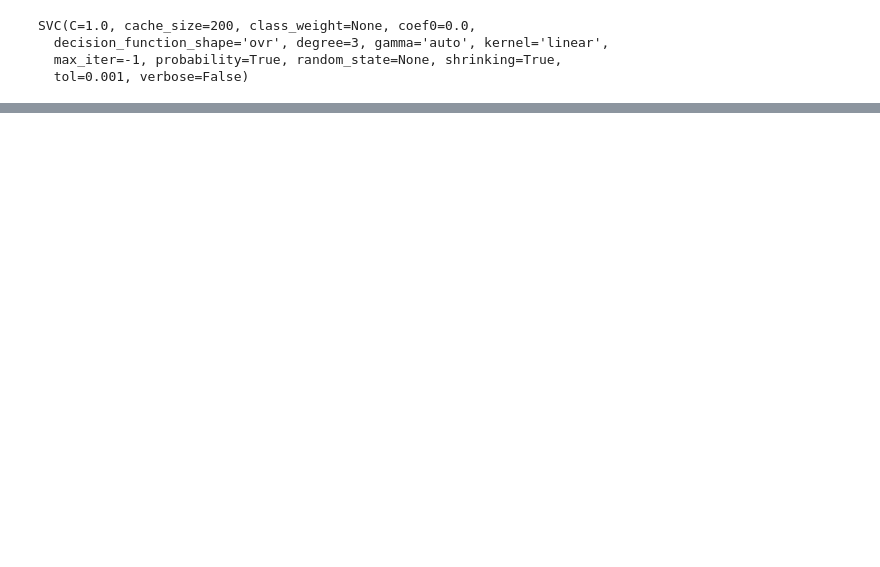
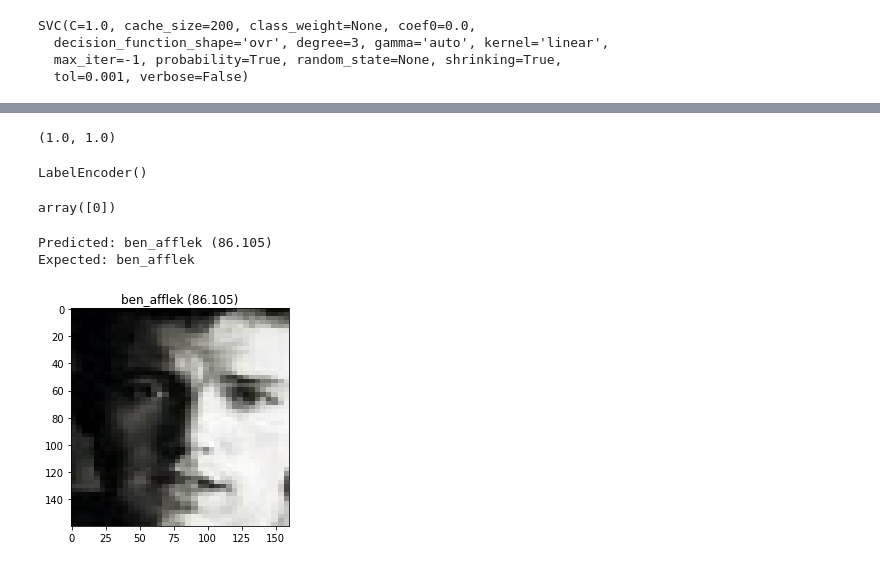
Before and after one commit to aryoerlangga/face_recognition_facenet, a Jupyter notebook: facenet_keras_demo_1.ipynb, the cells around one changed output, grey strips where cells are left out. Saved outputs shown, nothing was run; the diff lists cells and outputs as text; code cells hidden in the pictures; blank space fills up the shorter version.

Commit message:
build train and predict script

```diff
--- a/facenet_keras_demo_1.ipynb
+++ b/facenet_keras_demo_1.ipynb
@@ -131,7 +135,7 @@ X_test = X_test_new.copy()
 # %%
 in_encoder = Normalizer(norm='l2')
-X_train = in_encoder.transform(X_train)
-X_test = in_encoder.transform(X_test)
+X_train_prep = in_encoder.transform(X_train_prep)
+X_test_prep = in_encoder.transform(X_test_prep)
 # %%
 out_encoder = LabelEncoder()
 out_encoder.fit(y_train)
@@ -139,0 +147,3 @@ y_test = out_encoder.transform(y_test)
+# %%
+encoder_filename = 'model/target_encoder.pkl'
+out_encoder = pickle.load(open(encoder_filename, 'rb'))
@@ -140,6 +158,6 @@ y_test = out_encoder.transform(y_test)
 # %%
 model = SVC(kernel='linear', probability=True)
-model.fit(X_train, y_train)
+model.fit(X_train_prep, y_train)
 # %% [output]
 SVC(C=1.0, cache_size=200, class_weight=None, coef0=0.0,
   decision_function_shape='ovr', degree=3, gamma='auto', kernel='linear',
@@ -151,3 +176,13 @@ yhat_test = model.predict(X_test)
 # %%
 score_train = accuracy_score(y_train, yhat_train)
 score_test = accuracy_score(y_test, yhat_test)
+# %%
+score_train, score_test
+# %% [output]
+(1.0, 1.0)
+# %%
+selection = choice([i for i in range(X_test.shape[0])])
+random_face_pixels = X_test[selection]
+random_face_emb = X_test_prep[selection]
+random_face_class = y_test[selection]
+random_face_name = out_encoder.inverse_transform([random_face_class])
@@ -154,22 +194,24 @@ score_test = accuracy_score(y_test, yhat_test)
+# %%
+out_encoder
+# %% [output]
+LabelEncoder()
+# %%
+out_encoder.inverse_transform(yhat_class)
+# %% [output]
+array([0])
 # %%
-# test model on a random example from the test dataset
-selection = choice([i for i in range(X_test.shape[0])])
-random_face_pixels = testX_faces[selection]
-random_face_emb = testX[selection]
-random_face_class = testy[selection]
-random_face_name = out_encoder.inverse_transform([random_face_class])
-# prediction for the face
-samples = expand_dims(random_face_emb, axis=0)
-yhat_class = model.predict(samples)
-yhat_prob = model.predict_proba(samples)
 # get name
 class_index = yhat_class[0]
 class_probability = yhat_prob[0,class_index] * 100
 predict_names = out_encoder.inverse_transform(yhat_class)
 print('Predicted: %s (%.3f)' % (predict_names[0], class_probability))
 print('Expected: %s' % random_face_name[0])
 # plot for fun
-pyplot.imshow(random_face_pixels)
+plt.imshow(random_face_pixels)
 title = '%s (%.3f)' % (predict_names[0], class_probability)
-pyplot.title(title)
-pyplot.show()
+plt.title(title)
+plt.show()
+# %% [output]
+Predicted: ben_afflek (86.105)
+Expected: ben_afflek
+[figure, added]
```
Also changed, not shown: parts of 14 cells of this notebook, 4 other files.
